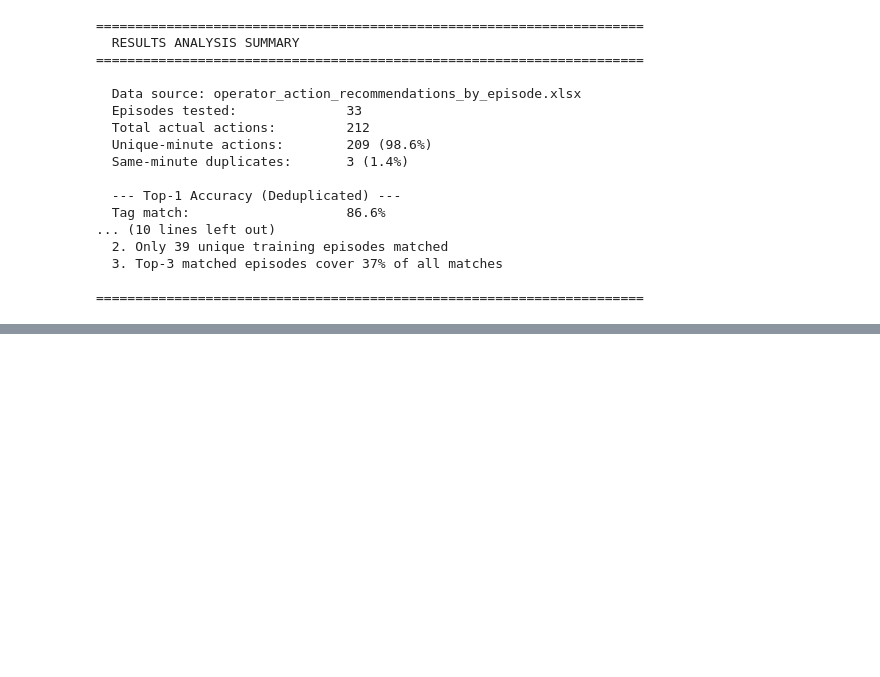
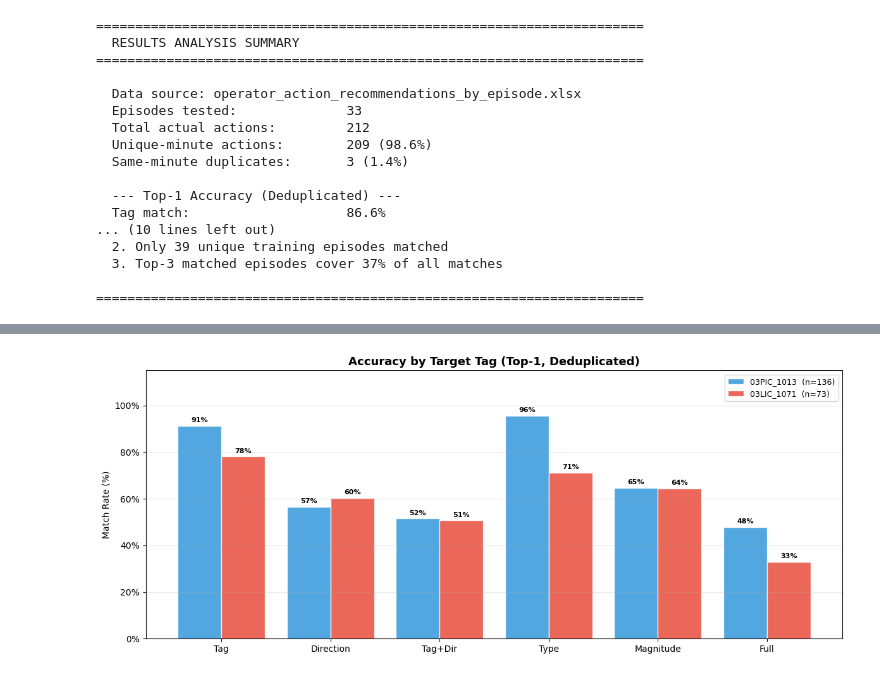
Before and after one commit to H604827/ControlActions, a Jupyter notebook: EXPERIMENTS/results_analysis.ipynb, the cells around one changed output, grey strips where cells are left out. Drawn from its saved outputs; the diff is of its cells as text; code cells hidden in the pictures; blank space fills up the shorter version.

```diff
--- a/EXPERIMENTS/results_analysis.ipynb
+++ b/EXPERIMENTS/results_analysis.ipynb
@@ -755,0 +825,31 @@ print("=" * 70)
+# %%
+# ---------- Grouped bar chart: accuracy by target tag ----------
+metrics = ['tag_match%', 'direction_match%', 'tag+dir_match%', 'type_match%', 'magnitude_match%', 'full_match%']
+labels = ['Tag', 'Direction', 'Tag+Dir', 'Type', 'Magnitude', 'Full']
+x = np.arange(len(labels))
+width = 0.8 / len(tag_acc_df)
+colors = ['#3498db', '#e74c3c', '#2ecc71', '#9b59b6', '#f39c12']
+
+fig, ax = plt.subplots(figsize=(12, 5))
+for i, (_, row) in enumerate(tag_acc_df.iterrows()):
+    vals = [row[m] for m in metrics]
+    bars = ax.bar(x + i * width - width * (len(tag_acc_df) - 1) / 2, vals, width,
+                  label=f"{row['actual_tag']}  (n={row['n_actions']})", color=colors[i % len(colors)],
+                  edgecolor='white', alpha=0.85)
+    for bar, v in zip(bars, vals):
+        ax.text(bar.get_x() + bar.get_width() / 2, bar.get_height() + 1,
+                f'{v:.0f}%', ha='center', va='bottom', fontsize=8, fontweight='bold')
+
+ax.set_xticks(x)
+ax.set_xticklabels(labels, fontsize=10)
+ax.set_ylabel('Match Rate (%)')
+ax.set_ylim(0, 115)
+ax.set_title('Accuracy by Target Tag (Top-1, Deduplicated)', fontweight='bold', fontsize=13)
+ax.legend(fontsize=9, loc='upper right')
+ax.yaxis.set_major_formatter(mticker.PercentFormatter())
+ax.grid(axis='y', alpha=0.3)
+
+plt.tight_layout()
+plt.show()
+# %% [output]
+[figure, added]
```
Also changed, not shown: parts of 4 cells of this notebook, 2 other files.
